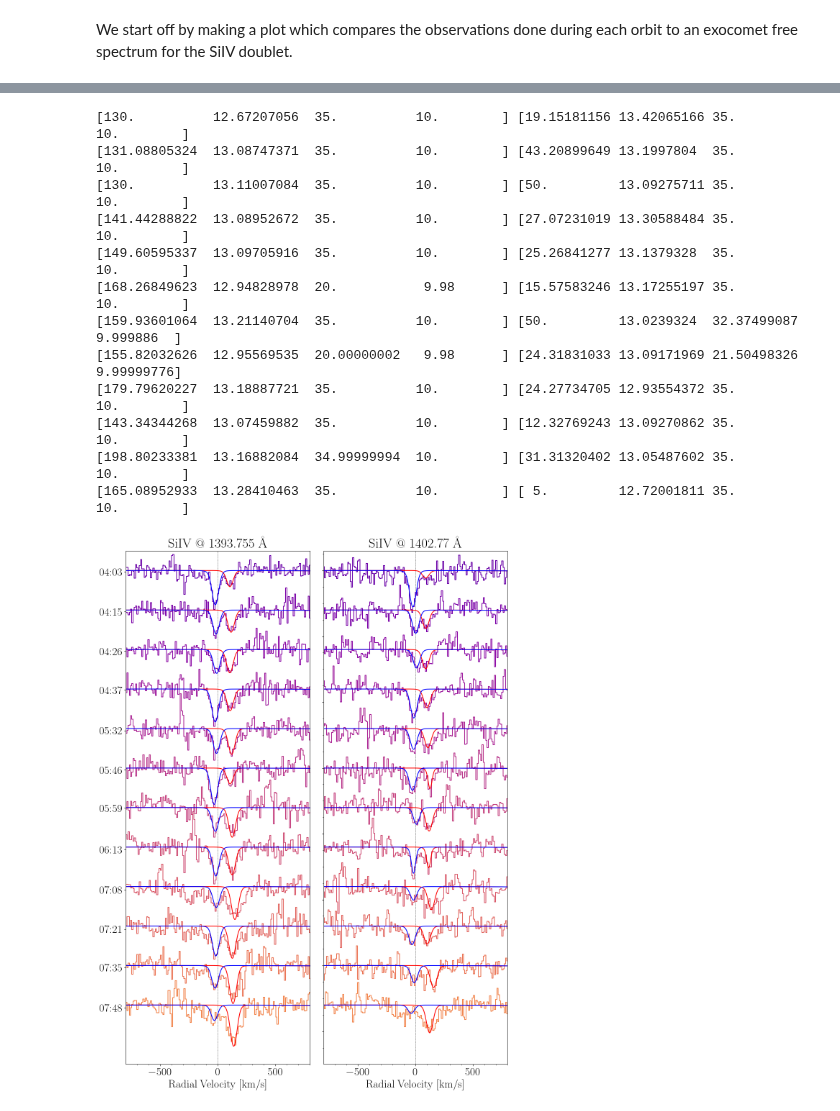
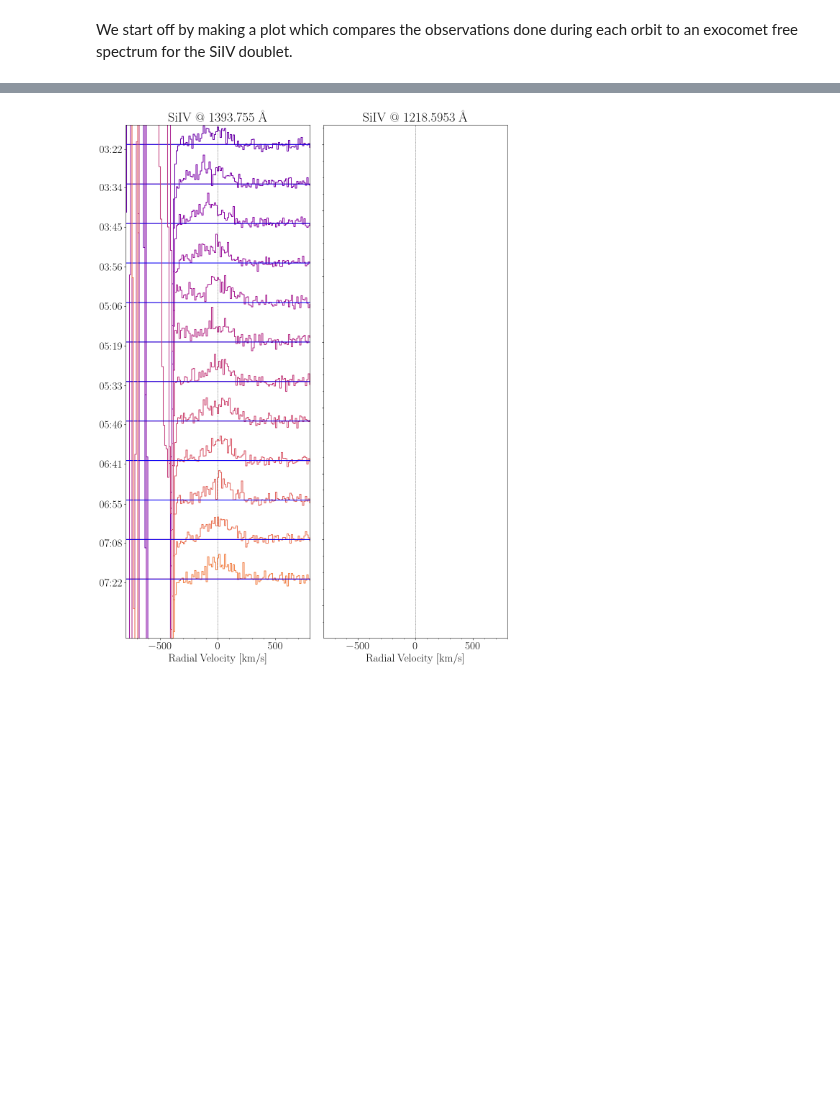
Before and after one commit to bdrdavies/exocomets, a Jupyter notebook: notebooks/short_term_variations.ipynb, the cells around one changed output, grey strips where cells are left out. Cells and saved outputs as stored; diff of their text form; code cells hidden in the pictures; blank space fills up the shorter version.

```diff
--- a/notebooks/short_term_variations.ipynb
+++ b/notebooks/short_term_variations.ipynb
@@ -103,7 +103,7 @@ plt.rcParams.update(plotting_params)
 # %%
 # Parameters to be put into params.json
 Line1 = 1393.7550 # The first SiIV line
-Line2 = 1402.7700 # The second SiIV line
+Line2 = 1218.5953 # The second SiIV line
 
 # Selecting a region for determening the baseline (normalsation region).
 n1 = 500  # km/s
@@ -143,7 +143,7 @@ if param["filenames"]["split_files"] == "yes":
 else:
     cool=cm.plasma(np.linspace(0.0,0.9,3)) # Create some nice colours for the plot
 
-lines = [1393.7550, 1402.7700]
+lines = [1218.5953]
 
 # Find the array element corresponding to n1 and n2 km/s
 s1, s2 = c.RegionSelect(rv, n1, n2)
@@ -170,10 +170,10 @@ for nobs in range(len(DP)):
 
     # Run a loop over the number of lines being explored.
     # In this case the 1393.7550 and 1402.7700 lines
-    for j in range(2):
+    for j in range(len(lines)):
 
         if j == 0:
-            ax1 = plt.subplot(121) # Subplot on the left showing the 1394 Å line.
+            ax1 = plt.subplot(111) # Subplot on the left showing the 1394 Å line.
             rv = c.Wave2RV(DP[0][0][0],lines[j],20.5)
             rv_bin_1, f_bin_1 = c.BinXY(rv,ECF,bin_size)
 
@@ -245,9 +245,9 @@ for nobs in range(len(DP)):
             else:
                  plt.ylim(-5.2e-13,0.4e-12)
     ax1.title.set_text('SiIV @ '+str(Line1)+' \AA')
-    ax2.title.set_text('SiIV @ '+str(Line2)+' \AA')
+    #ax2.title.set_text('SiIV @ '+str(Line2)+' \AA')
     fig.tight_layout()
-    plt.savefig(home+'/plots/comparison/'+date+'.pdf', bbox_inches='tight', pad_inches=0.1,dpi=300)
+    #plt.savefig(home+'/plots/comparison/'+date+'.pdf', bbox_inches='tight', pad_inches=0.1,dpi=300)
 # %% [output]
 Looking at observations done on:
 
@@ -320,7 +320,7 @@ else:
 
 
 # We list here the lines we wish to study
-lines = [1393.7550, 1402.7700]
+lines = [1218.5953]
 
 # Here we list the RV range we wish to model. These numbers must be symetric
 #eg. they must have the same distance away from 0 km/s.
@@ -338,7 +338,7 @@ g2 = 1000
 
 for nobs in range(len(DP)):
 
-    if nobs == 5:
+    if nobs == 6:
 
         print("█▓▒▒░░░ Visit:",nobs,"░░░▒▒▓█")
 
@@ -352,7 +352,7 @@ for nobs in range(len(DP)):
         ax1 = plt.subplot(121)
         ax2 = plt.subplot(122)
 
-        ax1.plot([0,0],[-3.2e-12,0.5e-12],'--k',lw=0.5)
+        ax1.plot([0,0],[-5e-13,0.5e-13],'--k',lw=0.5)
         ax2.plot([0,0],[-3.2e-12,0.5e-12],'--k',lw=0.5)
 
         date = str(DP[nobs][0][3])[:10]
@@ -377,7 +377,7 @@ for nobs in range(len(DP)):
 
         # Run a loop over the number of lines being explored.
         # In this case the 1393.7550 and 1402.7700 lines
-        for j in range(2):
+        for j in range(len(lines)):
 
             # Convert to RV space
             rv = c.Wave2RV(w,lines[j],20.5)
@@ -395,7 +395,7 @@ for nobs in range(len(DP)):
             for i in range(len(DP[nobs])):
 
                 # We want to separaet the spectra vertically and thus define an offset
-                offset = i*1.2e-13#/ 2.5e-13
+                offset = i*0.2e-13#/ 2.5e-13
 
                 # Next spectrum to compare to
                 f = DP[nobs][i][1]
@@ -424,14 +424,14 @@ for nobs in range(len(DP)):
                         # nobs = 4
                         #popt,pcov = curve_fit(m.absorptionSiIV_1,w_c,(diffg/np.median(ECF[e1:e2]))+1.0,\
                         #                      p0=[100,13.5,30,9.99],bounds=([-300, 11, 1, 9.98], [300, 15, 80, 10]), maxfev = 800)
-                        popt,pcov = curve_fit(m.absorptionSiIV_1,w_c,(diffg/np.median(ECF[e1:e2]))+1.0,\
+                        popt,pcov = curve_fit(m.absorptionSI,w_c,(diffg/np.median(ECF[e1:e2]))+1.0,\
                                               p0=[170,13.,20,9.99],bounds=([130, 11, 20, 9.98],[500, 15, 35, 10]))
-                        popt2,pcov2 = curve_fit(m.absorptionSiIV_1,w_c,(diffg/np.median(ECF[e1:e2]))+1.0,\
+                        popt2,pcov2 = curve_fit(m.absorptionSI,w_c,(diffg/np.median(ECF[e1:e2]))+1.0,\
                                               p0=[20,13.,20,9.99],bounds=([5, 11, 20, 9.98],[50, 15, 35, 10]))
                         ax1.step(rv_bin,f_bin-f_bin1+np.median(ECF[e1:e2]-f[e1:e2])*np.ones(len(rv_bin))-offset,color=cols[i],label=times[i])
 
-                        ax1.plot(rv_c,(m.absorptionSiIV_1(w_c,*popt)-1.0)*np.median(f[e1:e2])-offset,'-r')
-                        ax1.plot(rv_c,(m.absorptionSiIV_1(w_c,*popt2)-1.0)*np.median(f[e1:e2])-offset,'-b')
+                        ax1.plot(rv_c,(m.absorptionSI(w_c,*popt)-1.0)*np.median(f[e1:e2])-offset,'-r')
+                        ax1.plot(rv_c,(m.absorptionSI(w_c,*popt2)-1.0)*np.median(f[e1:e2])-offset,'-b')
 
                     if j == 1:
                         popt,pcov = curve_fit(m.absorptionSiIV_2,w_c,(diffg/np.median(ECF[e1:e2]))+1.0,\
@@ -471,7 +471,7 @@ for nobs in range(len(DP)):
             ax1.title.set_text('SiIV @ '+str(Line1)+' \AA')
             ax1.set_xlim(-800,800)
             if param["filenames"]["split_files"] == "yes":
-                ax1.set_ylim(-1.5e-12,6.0e-14)
+                ax1.set_ylim(-2.5e-13,1e-14)
             else:
                 ax1.set_ylim(-4.5e-13,6.0e-14)
                 #ax1.set_ylim(-2e-13,6.0e-14)
@@ -500,7 +500,7 @@ for nobs in range(len(DP)):
             #ax2.legend(loc='lower left', numpoints=1)
 
             fig.tight_layout()
-            plt.savefig(home+'/plots/fits/'+date+'_exocomets.pdf', bbox_inches='tight', pad_inches=0.1,dpi=300)
+            #plt.savefig(home+'/plots/fits/'+date+'_exocomets.pdf', bbox_inches='tight', pad_inches=0.1,dpi=300)
 
         v_comp_combined[nobs]=np.concatenate(v_comp[nobs])
         N_combined[nobs]=np.concatenate(N[nobs])
@@ -528,16 +528,4 @@ for nobs in range(len(DP)):
-[130.          12.67207056  35.          10.        ] [19.15181156 13.42065166 35.         10.        ]
-[131.08805324  13.08747371  35.          10.        ] [43.20899649 13.1997804  35.         10.        ]
-[130.          13.11007084  35.          10.        ] [50.         13.09275711 35.         10.        ]
-[141.44288822  13.08952672  35.          10.        ] [27.07231019 13.30588484 35.         10.        ]
-[149.60595337  13.09705916  35.          10.        ] [25.26841277 13.1379328  35.         10.        ]
-[168.26849623  12.94828978  20.           9.98      ] [15.57583246 13.17255197 35.         10.        ]
-[159.93601064  13.21140704  35.          10.        ] [50.         13.0239324  32.37499087  9.999886  ]
-[155.82032626  12.95569535  20.00000002   9.98      ] [24.31831033 13.09171969 21.50498326  9.99999776]
-[179.79620227  13.18887721  35.          10.        ] [24.27734705 12.93554372 35.         10.        ]
-[143.34344268  13.07459882  35.          10.        ] [12.32769243 13.09270862 35.         10.        ]
-[198.80233381  13.16882084  34.99999994  10.        ] [31.31320402 13.05487602 35.         10.        ]
-[165.08952933  13.28410463  35.          10.        ] [ 5.         12.72001811 35.         10.        ]
-[figure, old version]
+[figure, new version]
 # %%
 from datetime import timedelta
 from scipy.stats import linregress
```
Also changed, not shown: parts of 5 cells of this notebook, 5 other files.
